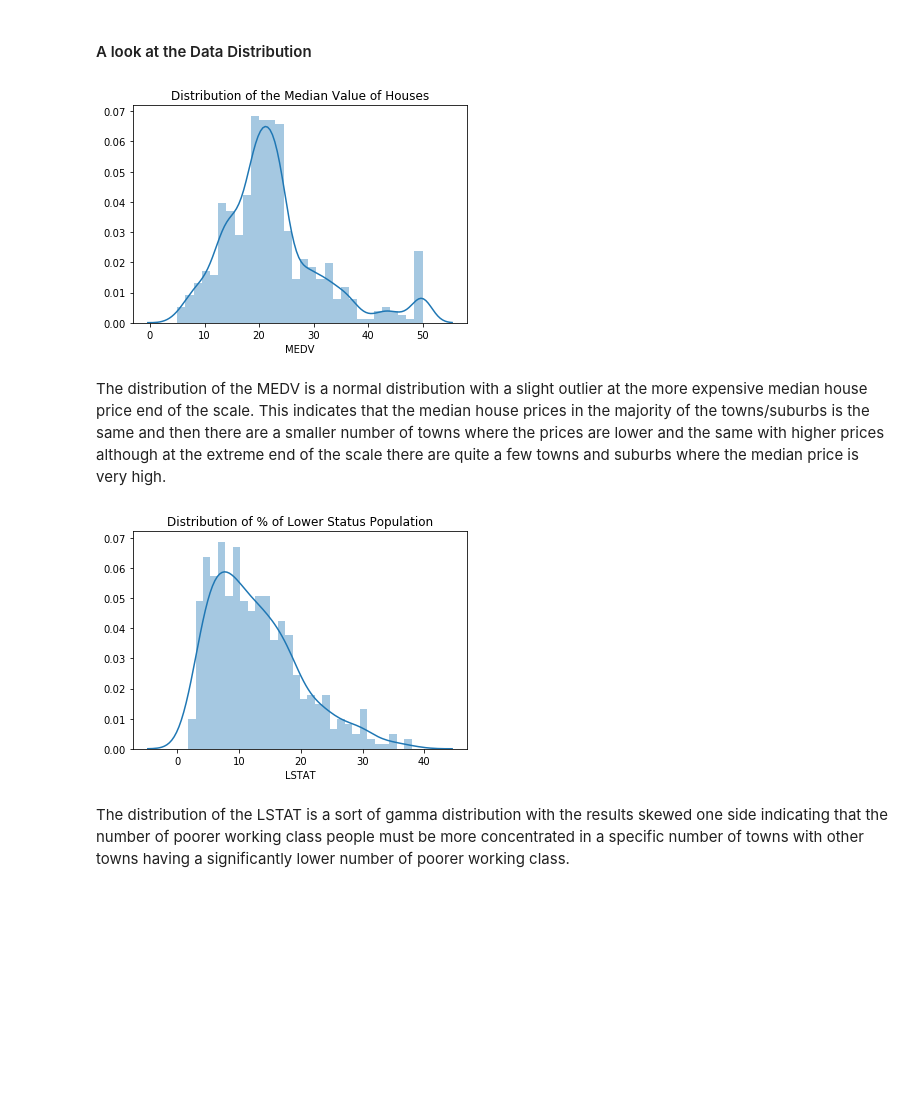
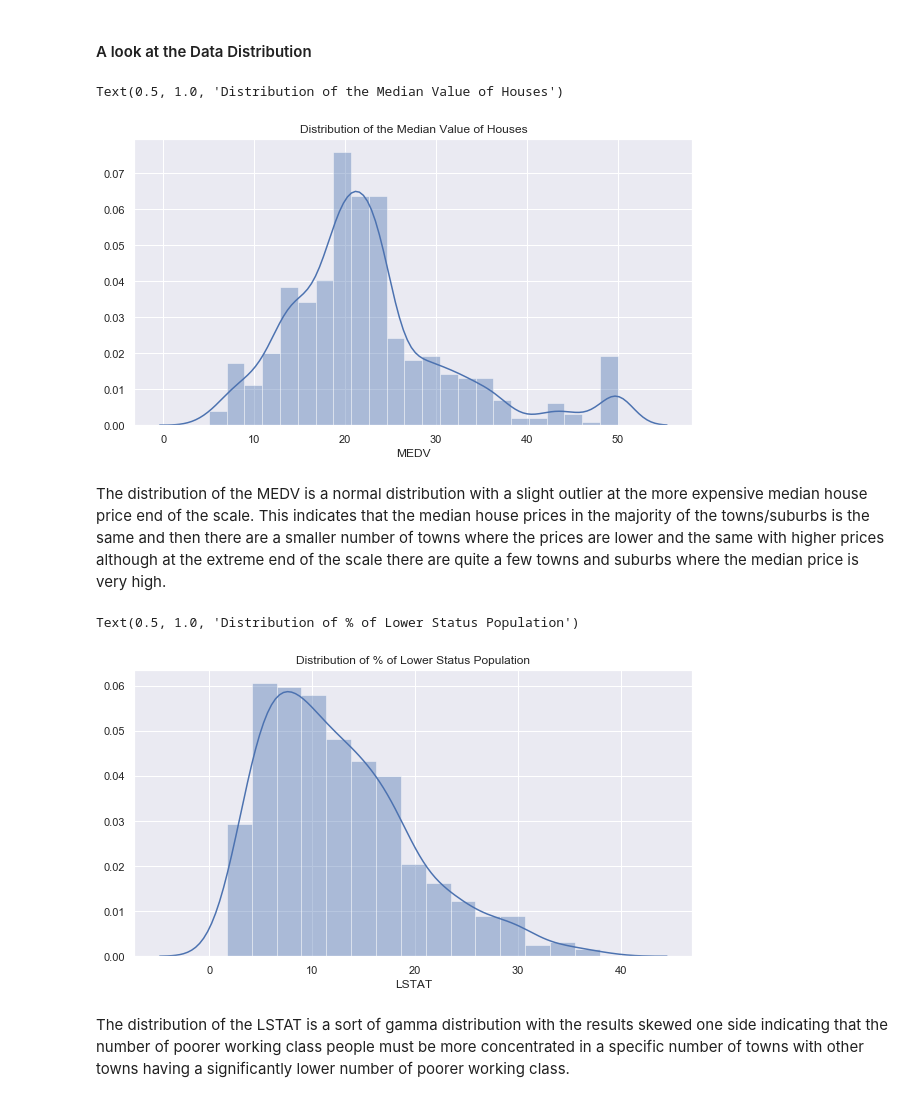
Before and after one commit to TommyVaughan/Boston-House-Prices, a Jupyter notebook: Machine Learning & Statistics - Boston House Prices.ipynb, the cells around one changed output. Drawn from its saved outputs; the diff is of its cells as text; code cells hidden in the pictures; blank space fills up the shorter version.

```diff
--- a/Machine Learning & Statistics - Boston House Prices.ipynb
+++ b/Machine Learning & Statistics - Boston House Prices.ipynb
@@ -143,20 +165,22 @@ boston1.head(10)
 | 9 | 17.10 | 0.0 | 6.004 | 18.9 |
 # %% [markdown]
 #### A look at the Data Distribution
+# %%
+sns.set(rc={'figure.figsize':(10,5.27)}) # Setting the size of the plots
 # %%
-sns.distplot(boston1['MEDV'], bins=30)
+sns.distplot(boston1['MEDV'])
 plt.title ("Distribution of the Median Value of Houses")
-plt.show()
 # %% [output]
+Text(0.5, 1.0, 'Distribution of the Median Value of Houses')
-[figure, old version]
+[figure, new version]
 # %% [markdown]
 The distribution of the MEDV is a normal distribution with a slight outlier at the more expensive median house price end of the scale. This indicates that the median house prices in the majority of the towns/suburbs is the same and then there are a smaller number of towns where the prices are lower and the same with higher prices although at the extreme end of the scale there are quite a few towns and suburbs where the median price is very high.
 # %%
-sns.distplot(boston1['LSTAT'], bins=30)
+sns.distplot(boston1['LSTAT'])
 plt.title ("Distribution of % of Lower Status Population")
-plt.show()
 # %% [output]
+Text(0.5, 1.0, 'Distribution of % of Lower Status Population')
-[figure, old version]
+[figure, new version]
 # %% [markdown]
 The distribution of the LSTAT is a sort of gamma distribution with the results skewed one side indicating that the number of poorer working class people must be more concentrated in a specific number of towns with other towns having a significantly lower number of poorer working class.
 # %%
```
Also changed, not shown: parts of 10 cells of this notebook, 1 other file.
